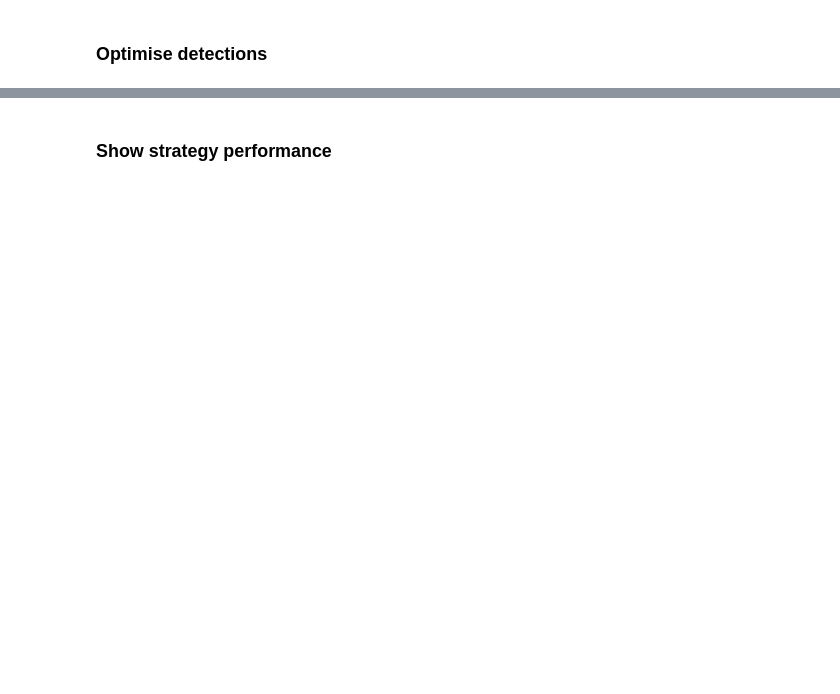
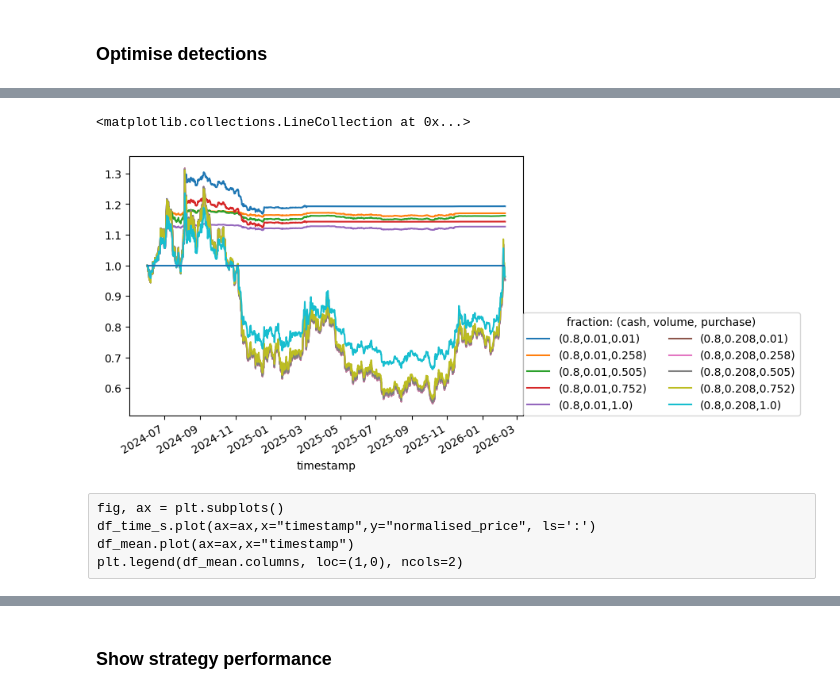
Before and after one commit to janalbertviljoen/Trading_Bot, a Jupyter notebook: optimise_strategies.ipynb, the cells around one changed output, grey strips where cells are left out. Drawn from its saved outputs; the diff is of its cells as text; code cells hidden in the pictures; blank space fills up the shorter version.

```diff
--- a/optimise_strategies.ipynb
+++ b/optimise_strategies.ipynb
@@ -93,2 +142,21 @@ normalised_wallet = df_time_s.columns[df_time_s.columns.str.contains("normalised
+# %%
+df_mean = df_time_s[["timestamp"]]
+df_mean = df_mean.merge(pd.DataFrame(list_mean).T,  left_index=True, right_index=True)
+# %%
+df_normalised = df_mean[df_mean.columns[1:]].div(df_time_s["normalised_price"], axis=0)
+df_normalised = df_normalised.merge(df_time_s[["timestamp"]],  left_index=True, right_index=True)
+# %%
+col_means = df_normalised.iloc[:, :-1].mean()
+examples = df_normalised[pd.concat([col_means.nlargest(5), col_means.nsmallest(5)]).index]
+# %%
+examples = examples.merge(df_time_s[["timestamp"]],  left_index=True, right_index=True)
 # %%
-df_time_s.plot(x="timestamp", y=normalised_wallet)
+fig, ax = plt.subplots()
+# df_time_s.plot(ax=ax,x="timestamp",y="normalised_price", ls=':')
+examples.plot(ax=ax,x="timestamp")
+plt.legend(df_mean.columns[1:], loc=(1,0), ncols=2, title="fraction: (cash, volume, purchase)")
+plt.hlines(1,df_mean["timestamp"].min(),df_mean["timestamp"].max() )
+# plt.yscale("log")
+# %% [output]
+<matplotlib.collections.LineCollection at 0x...>
+[figure, added]
@@ -98,0 +163,5 @@ df_time_s.plot(x="timestamp", y=total_wallet,label=None)
+# %% [raw]
+fig, ax = plt.subplots()
+df_time_s.plot(ax=ax,x="timestamp",y="normalised_price", ls=':')
+df_mean.plot(ax=ax,x="timestamp")
+plt.legend(df_mean.columns, loc=(1,0), ncols=2)
```
Also changed, not shown: parts of 55 cells of this notebook, 5 other files.
